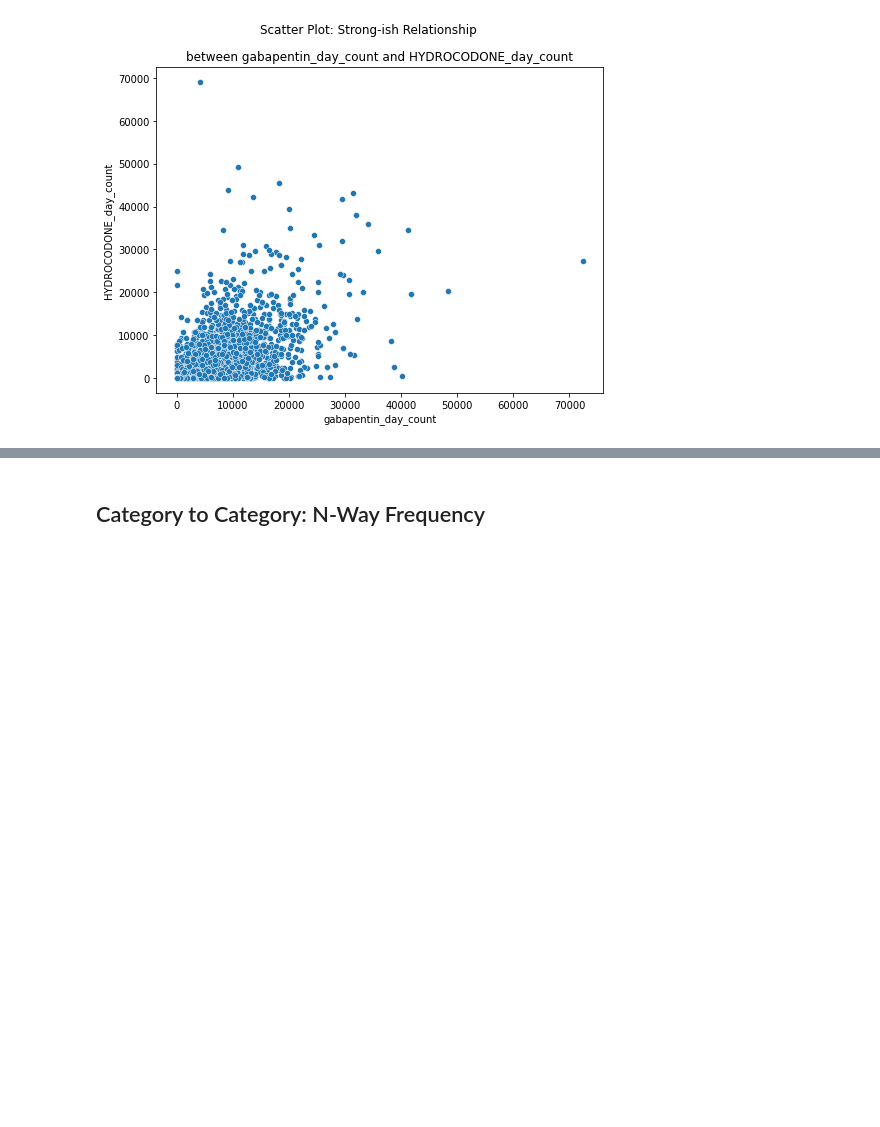
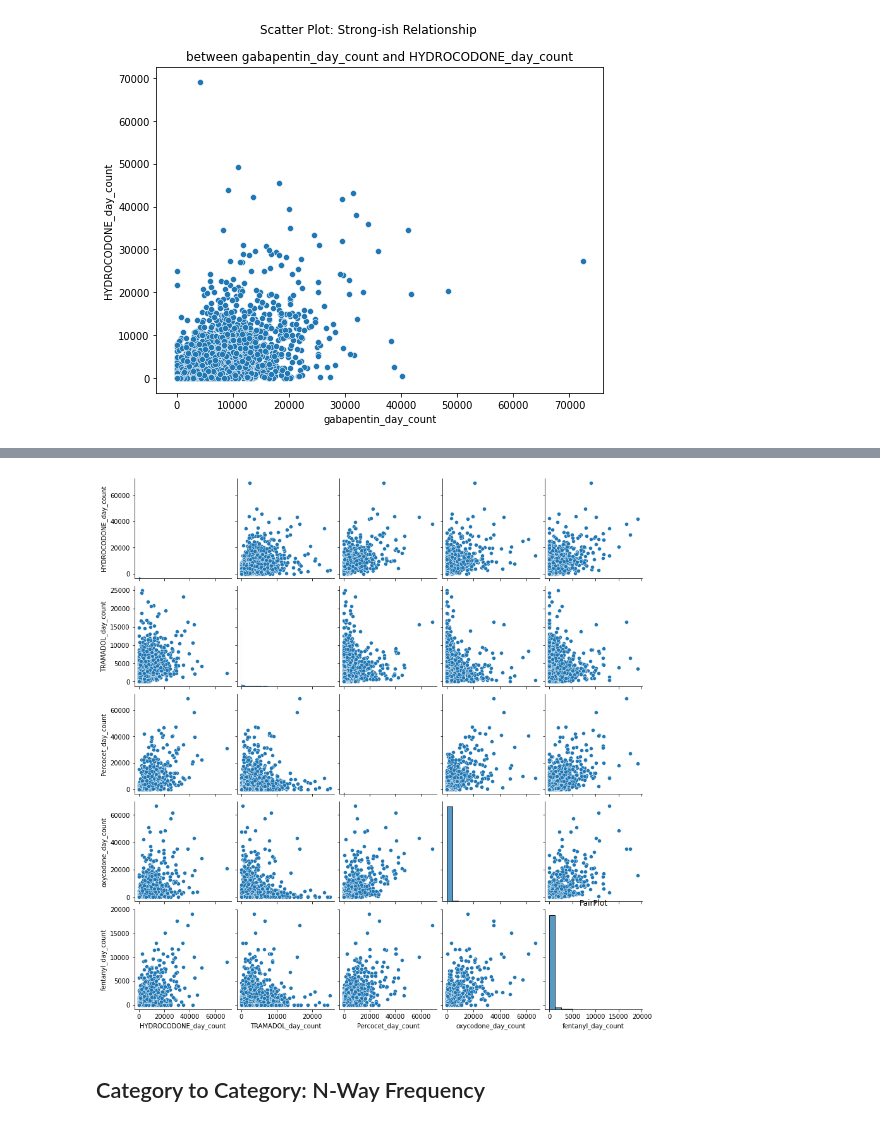
Before and after one commit to MonkeyWrenchGang/MGTPython, a Jupyter notebook: module_5/5_1_Exploratory_Data_Analysis_Multivariate.ipynb, the cells around one changed output, grey strips where cells are left out. Drawn from its saved outputs; the diff is of its cells as text; code cells hidden in the pictures; blank space fills up the shorter version.

```diff
--- a/module_5/5_1_Exploratory_Data_Analysis_Multivariate.ipynb
+++ b/module_5/5_1_Exploratory_Data_Analysis_Multivariate.ipynb
@@ -218,3 +235,18 @@ plt.show()
+# %%
+
+
+# Plot the pairplot
+sns.pairplot(opioid[[
+                     "HYDROCODONE_day_count",
+"TRAMADOL_day_count",
+"Percocet_day_count",
+"oxycodone_day_count",
+"fentanyl_day_count"]], diag_kind='hist', kind='scatter')
+plt.title("PairPlot")
+# Show the plot
+plt.show()
+# %% [output]
+[figure, added]
 # %% [markdown]
 ## Category to Category: N-Way Frequency
 # %% [markdown]
```
Also changed, not shown: parts of 4 cells of this notebook.
